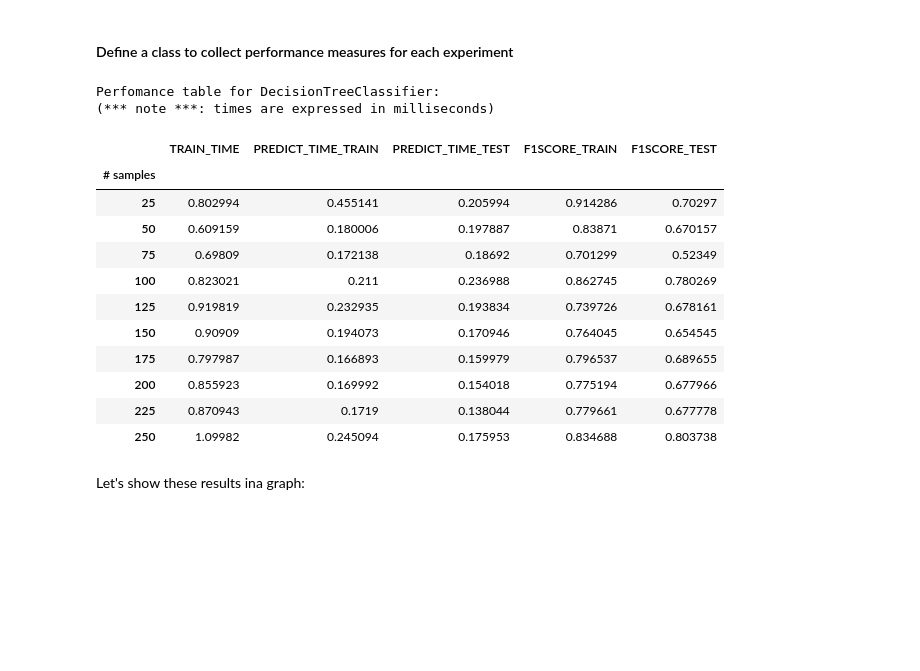
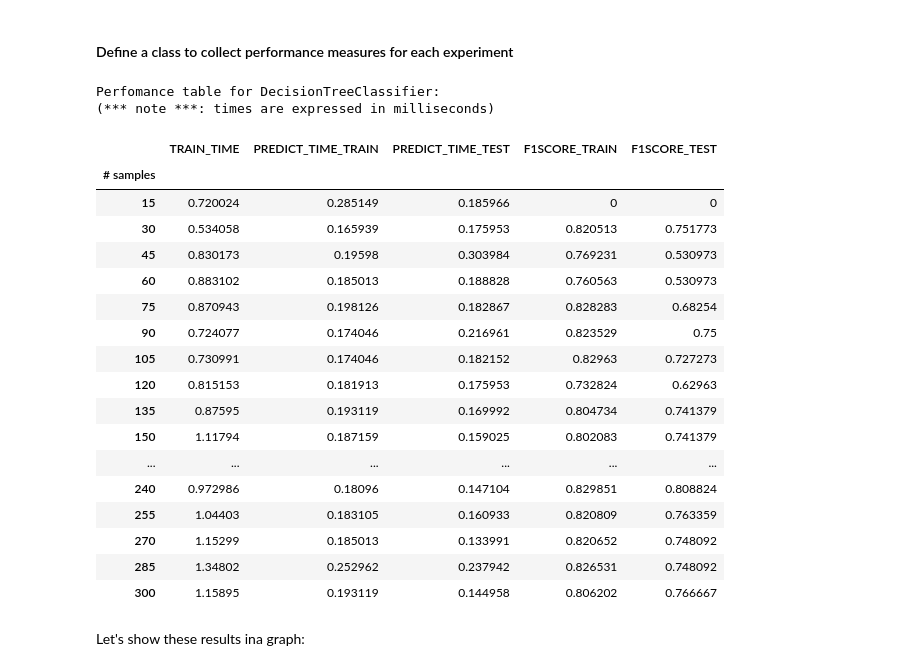
Before and after one commit to antoniodeblasi/MLND, a Jupyter notebook: projects/StudentIntervention/student_intervention.ipynb, the cells around one changed output. Drawn from its saved outputs; the diff is of its cells as text; code cells hidden in the pictures; blank space fills up the shorter version.

```diff
--- a/projects/StudentIntervention/student_intervention.ipynb
+++ b/projects/StudentIntervention/student_intervention.ipynb
@@ -266,16 +269,15 @@ So far, we have converted all _categorical_ features into numeric values. In thi
 # %%
 # First, decide how many training vs test samples you want
 num_all = student_data.shape[0]  # same as len(student_data)
-num_train = 250  # about 75% of the data
+num_train = 300  # about 75% of the data
 num_test = num_all - num_train
 
 # TODO: Then, select features (X) and corresponding labels (y) for the training and test sets
 # Note: Shuffle the data or randomly select samples to avoid any bias due to ordering in the dataset
 from sklearn import cross_validation as cv
 
-test_size=np.float(num_test)/num_all
 X_train, X_test, y_train, y_test = cv.train_test_split(X_all, y_all, test_size=num_test,
-                                                       random_state=42)
+                                                       random_state=433024223)
 
 print "Training set: {} samples".format(X_train.shape[0])
 print "Test set:      {} samples".format(X_test.shape[0])
@@ -315,22 +327,15 @@ class PerformanceTable(object):
 import time
 
 def train_classifier(clf, X_train, y_train):
-    #print "Training {}...".format(clf.__class__.__name__)
     start = time.time()
     clf.fit(X_train, y_train)
     end = time.time()
     training_time = end - start
-    #print "Done!\nTraining time (secs): {:.3f}".format(training_time)
     return training_time
 
 # TODO: Choose a model, import it and instantiate an object
 from sklearn.tree import DecisionTreeClassifier
-clf = DecisionTreeClassifier(min_samples_leaf=5,min_weight_fraction_leaf=0.02, max_depth=3, class_weight='balanced')
-
-# Fit model to training data
-#training_time= train_classifier(clf, X_train, y_train)  # note: using entire training set here
-#print clf  # you can inspect the learned model by printing it
-#print clf
+clf = DecisionTreeClassifier(min_samples_leaf=9,min_weight_fraction_leaf=0.02, max_depth=4, class_weight='balanced')
 # %%
 # Predict on training set and compute F1 score
 from sklearn.metrics import f1_score
@@ -354,53 +350,56 @@ def predict_labels(clf, features, target):
 # %%
 # Train and predict using different training set sizes
 def train_predict(clf, X_train, y_train, X_test, y_test):
-    #print "------------------------------------------"
-    #print "Training set size: {}".format(len(X_train))
     training_time = train_classifier(clf, X_train, y_train)
     F1Score_train, predict_time_train = predict_labels(clf, X_train, y_train)
-    #print "F1 score for training set: {}".format(F1Score_train)
     F1Score_test, predict_time_test = predict_labels(clf, X_test, y_test)
-    #print "F1 score for test set: {}".format(F1Score_test)
     return training_time, F1Score_train, predict_time_train, F1Score_test, predict_time_test
 
 # TODO: Run the helper function above for desired subsets of training data
 
 # Kind of learning curve function
 def train_predict_lc(clf, X_train, y_train, X_test, y_test, training_set_sizes):
     perf = PerformanceTable(training_set_sizes)
     for train_set_size in training_set_sizes:
         training_time, F1Score_train, predict_time_train, F1Score_test, predict_time_test = train_predict(clf,
                                                 X_train[:train_set_size],y_train[:train_set_size], X_test, y_test)
         perf.table['TRAIN_TIME'][train_set_size] = training_time*1000 # milliseconds
         perf.table['PREDICT_TIME_TRAIN'][train_set_size] = predict_time_train*1000 # milliseconds
         perf.table['PREDICT_TIME_TEST'][train_set_size] = predict_time_test*1000 # milliseconds
         perf.table['F1SCORE_TRAIN'][train_set_size] = F1Score_train
         perf.table['F1SCORE_TEST'][train_set_size] = F1Score_test
 
     return perf
 
-training_set_sizes = range(25,251,25)
+step = 15
+training_set_sizes = range(step,num_train+1,step)
 perf_1 = train_predict_lc(clf, X_train, y_train, X_test, y_test, training_set_sizes)
 
 print "Perfomance table for DecisionTreeClassifier: "
 print "(*** note ***: times are expressed in milliseconds)"
 perf_1.table
 # Note: Keep the test set constant
 # %% [output]
 Perfomance table for DecisionTreeClassifier:
 (*** note ***: times are expressed in milliseconds)
 |  | TRAIN_TIME | PREDICT_TIME_TRAIN | PREDICT_TIME_TEST | F1SCORE_TRAIN | F1SCORE_TEST |
 | # samples |  |  |  |  |  |
-| 25 | 0.802994 | 0.455141 | 0.205994 | 0.914286 | 0.70297 |
-| 50 | 0.609159 | 0.180006 | 0.197887 | 0.83871 | 0.670157 |
-| 75 | 0.69809 | 0.172138 | 0.18692 | 0.701299 | 0.52349 |
-| 100 | 0.823021 | 0.211 | 0.236988 | 0.862745 | 0.780269 |
-| 125 | 0.919819 | 0.232935 | 0.193834 | 0.739726 | 0.678161 |
-| 150 | 0.90909 | 0.194073 | 0.170946 | 0.764045 | 0.654545 |
-| 175 | 0.797987 | 0.166893 | 0.159979 | 0.796537 | 0.689655 |
-| 200 | 0.855923 | 0.169992 | 0.154018 | 0.775194 | 0.677966 |
-| 225 | 0.870943 | 0.1719 | 0.138044 | 0.779661 | 0.677778 |
-| 250 | 1.09982 | 0.245094 | 0.175953 | 0.834688 | 0.803738 |
+| 15 | 0.720024 | 0.285149 | 0.185966 | 0 | 0 |
+| 30 | 0.534058 | 0.165939 | 0.175953 | 0.820513 | 0.751773 |
+| 45 | 0.830173 | 0.19598 | 0.303984 | 0.769231 | 0.530973 |
+| 60 | 0.883102 | 0.185013 | 0.188828 | 0.760563 | 0.530973 |
+| 75 | 0.870943 | 0.198126 | 0.182867 | 0.828283 | 0.68254 |
+| 90 | 0.724077 | 0.174046 | 0.216961 | 0.823529 | 0.75 |
+| 105 | 0.730991 | 0.174046 | 0.182152 | 0.82963 | 0.727273 |
+| 120 | 0.815153 | 0.181913 | 0.175953 | 0.732824 | 0.62963 |
+| 135 | 0.87595 | 0.193119 | 0.169992 | 0.804734 | 0.741379 |
+| 150 | 1.11794 | 0.187159 | 0.159025 | 0.802083 | 0.741379 |
+| ... | ... | ... | ... | ... | ... |
+| 240 | 0.972986 | 0.18096 | 0.147104 | 0.829851 | 0.808824 |
+| 255 | 1.04403 | 0.183105 | 0.160933 | 0.820809 | 0.763359 |
+| 270 | 1.15299 | 0.185013 | 0.133991 | 0.820652 | 0.748092 |
+| 285 | 1.34802 | 0.252962 | 0.237942 | 0.826531 | 0.748092 |
+| 300 | 1.15895 | 0.193119 | 0.144958 | 0.806202 | 0.766667 |
 # %% [markdown]
 Let's show these results ina graph:
 # %%
```
Also changed, not shown: parts of 29 cells of this notebook.
